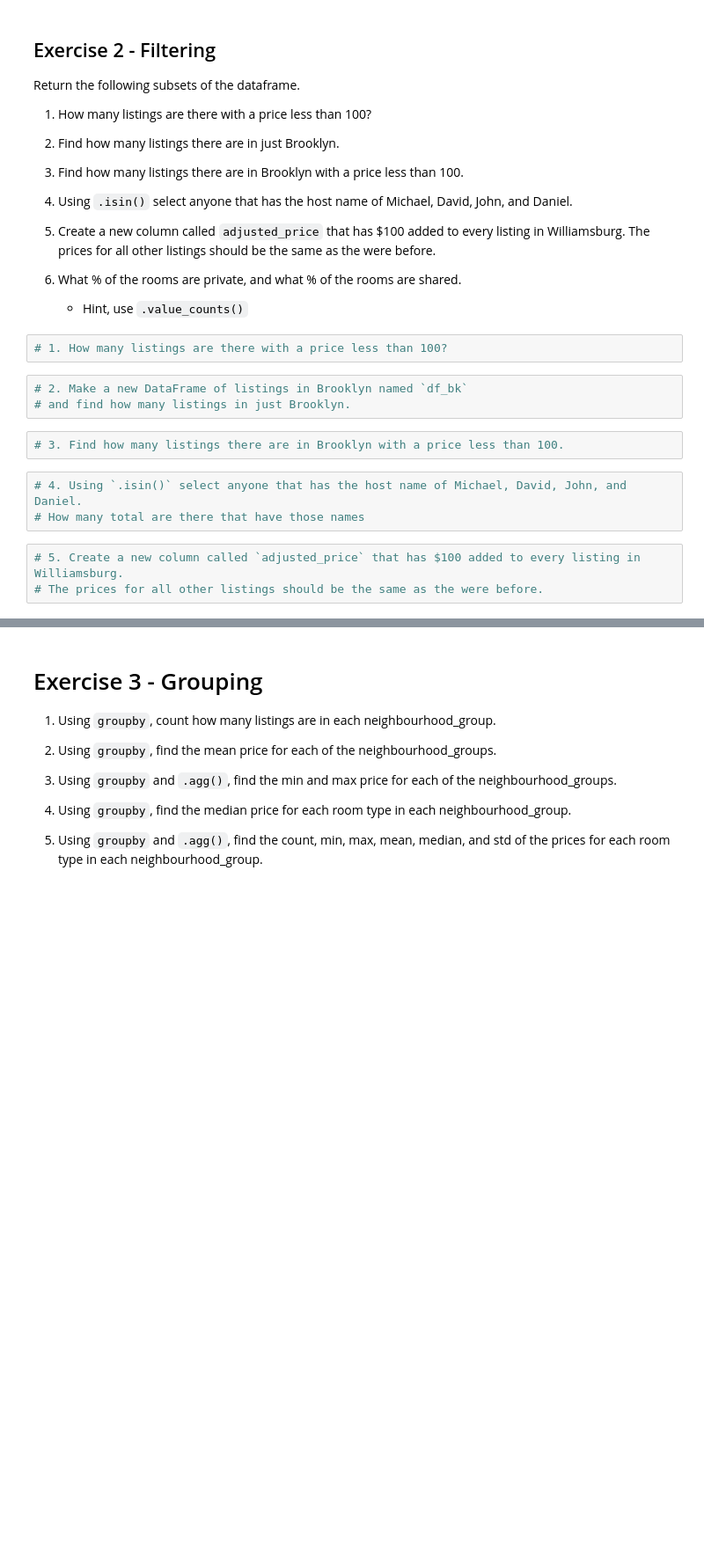
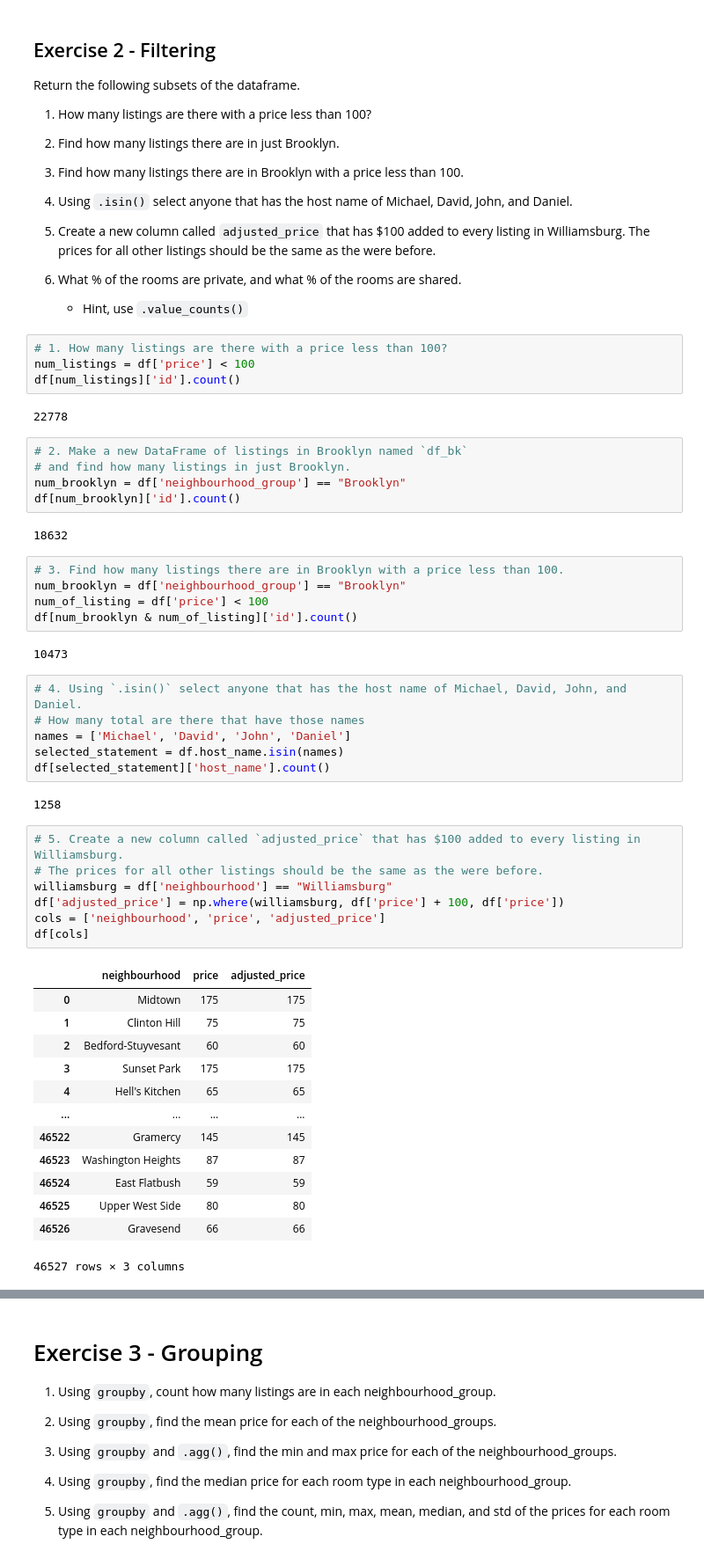
Before and after one commit to AnasAA98/my-fork-2024-fall-data-science, a Jupyter notebook: Week-01-Pandas/Exercise-MAA.ipynb, the cells around one changed output, grey strips where cells are left out. Shown: that part at 88% size. Drawn from its saved outputs; the diff is of its cells as text; blank space fills up the shorter version.

```diff
--- a/Week-01-Pandas/Exercise-MAA.ipynb
+++ b/Week-01-Pandas/Exercise-MAA.ipynb
@@ -41,16 +42,52 @@ Return the following subsets of the dataframe.
     * Hint, use `.value_counts()`
 # %%
 # 1. How many listings are there with a price less than 100?
+num_listings = df['price'] < 100
+df[num_listings]['id'].count()
+# %% [output]
+22778
 # %%
 # 2. Make a new DataFrame of listings in Brooklyn named `df_bk`
 # and find how many listings in just Brooklyn.
+num_brooklyn = df['neighbourhood_group'] == "Brooklyn"
+df[num_brooklyn]['id'].count()
+# %% [output]
+18632
 # %%
 # 3. Find how many listings there are in Brooklyn with a price less than 100.
+num_brooklyn = df['neighbourhood_group'] == "Brooklyn"
+num_of_listing = df['price'] < 100
+df[num_brooklyn & num_of_listing]['id'].count()
+# %% [output]
+10473
 # %%
 # 4. Using `.isin()` select anyone that has the host name of Michael, David, John, and Daniel.
 # How many total are there that have those names
+names = ['Michael', 'David', 'John', 'Daniel']
+selected_statement = df.host_name.isin(names)
+df[selected_statement]['host_name'].count()
+# %% [output]
+1258
 # %%
 # 5. Create a new column called `adjusted_price` that has $100 added to every listing in Williamsburg.
 # The prices for all other listings should be the same as the were before.
+williamsburg = df['neighbourhood'] == "Williamsburg"
+df['adjusted_price'] = np.where(williamsburg, df['price'] + 100, df['price'])
+cols = ['neighbourhood', 'price', 'adjusted_price']
+df[cols]
+# %% [output]
+|  | neighbourhood | price | adjusted_price |
+| 0 | Midtown | 175 | 175 |
+| 1 | Clinton Hill | 75 | 75 |
+| 2 | Bedford-Stuyvesant | 60 | 60 |
+| 3 | Sunset Park | 175 | 175 |
+| 4 | Hell's Kitchen | 65 | 65 |
+| ... | ... | ... | ... |
+| 46522 | Gramercy | 145 | 145 |
+| 46523 | Washington Heights | 87 | 87 |
+| 46524 | East Flatbush | 59 | 59 |
+| 46525 | Upper West Side | 80 | 80 |
+| 46526 | Gravesend | 66 | 66 |
+46527 rows × 3 columns
 # %%
 # 6. What % of the rooms are private, and what % of the rooms are shared.
```
Also changed, not shown: parts of 15 cells of this notebook, 1 other file.
